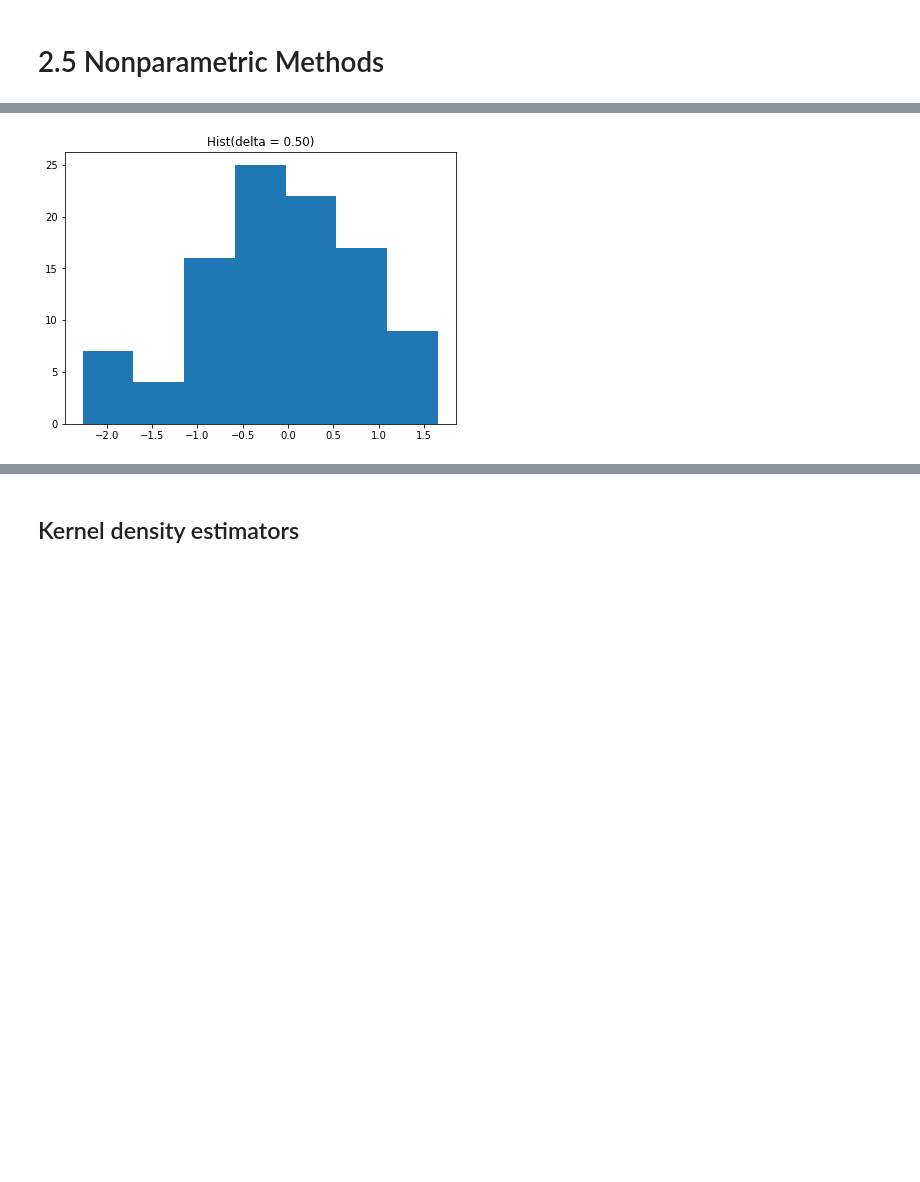
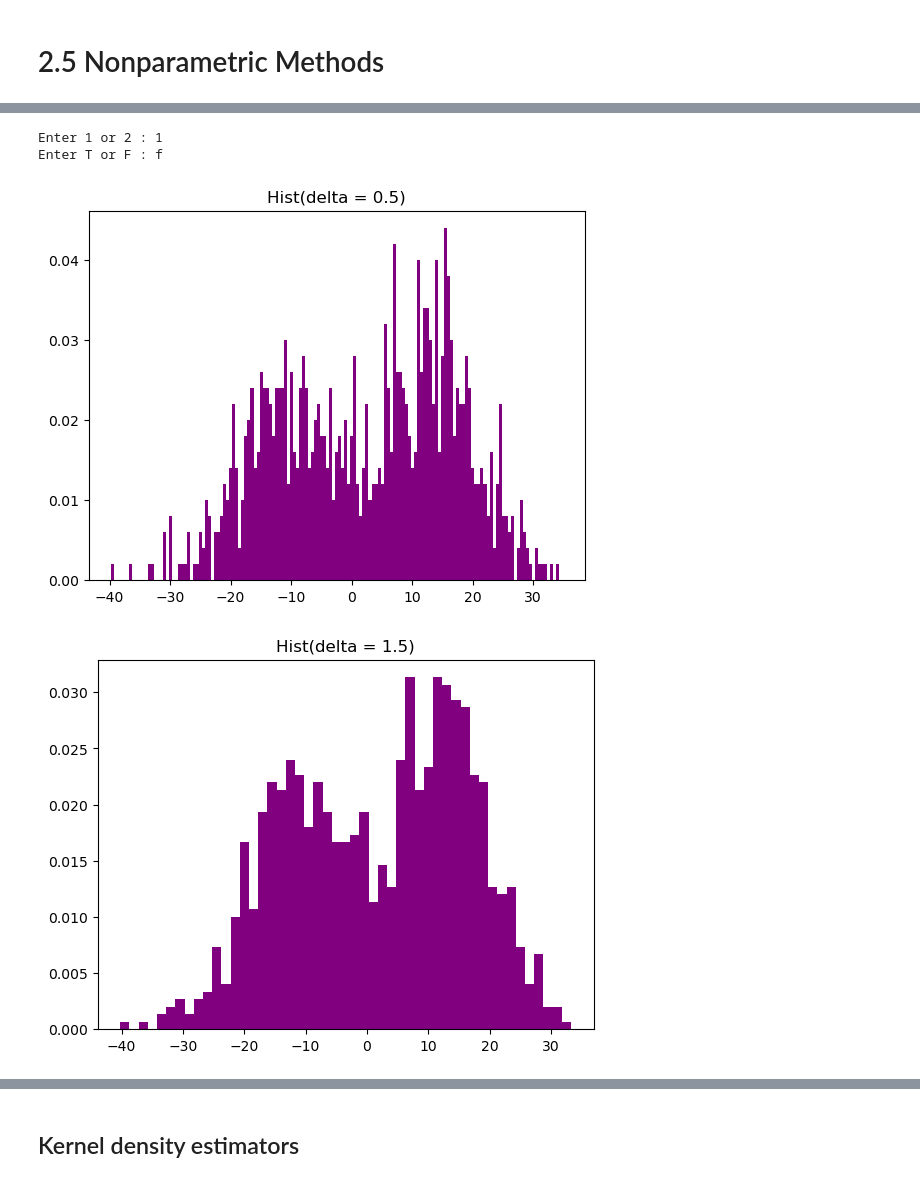
Before and after one commit to negRhlk/PRML, a Jupyter notebook: notebook/chapter02_probability_distributions.ipynb, the cells around one changed output, grey strips where cells are left out. Cells and saved outputs as stored; diff of their text form; code cells hidden in the pictures; blank space fills up the shorter version.

```diff
--- a/notebook/chapter02_probability_distributions.ipynb
+++ b/notebook/chapter02_probability_distributions.ipynb
@@ -120,0 +139,12 @@ plot_student(0,2,3)
+# %%
+# 1000 samples of second distribution
+
+n = 1000
+mu1 = 15
+sigma1 = 7
+samples2 = []
+for i in range(n):
+    samples2.append(np.random.normal(mu1, sigma1))
+
+sns.distplot(samples2, hist=False)
+plt.show()
@@ -138,7 +227,25 @@ class Histgram():
 # %%
-hist = Histgram(delta=5e-1)
-X = np.random.randn(100)
-hist.fit(X)
-hist.plot()
+delta = [0.5, 1.5, 2, 5]
+
+which_sample = input ('Enter 1 or 2 : ')
+show_main = input ('Enter T or F : ')
+
+if which_sample == '1':
+    sample = samples1
+else:
+    sample = samples2
+
+for d in delta:
+    if show_main == 't':
+        hist = Histogram(d)
+        h1ist.fit(sample)
+        hist.myplt()
+    elif show_main == 'f':
+        hist = Histogram(d)
+        hist.fit(sample)
+        hist.myplt(False)
 # %% [output]
+Enter 1 or 2 : 1
+Enter T or F : f
-[figure, old version]
+[figure, new version]
+[figure, added]
```
Also changed, not shown: parts of 21 cells of this notebook.
